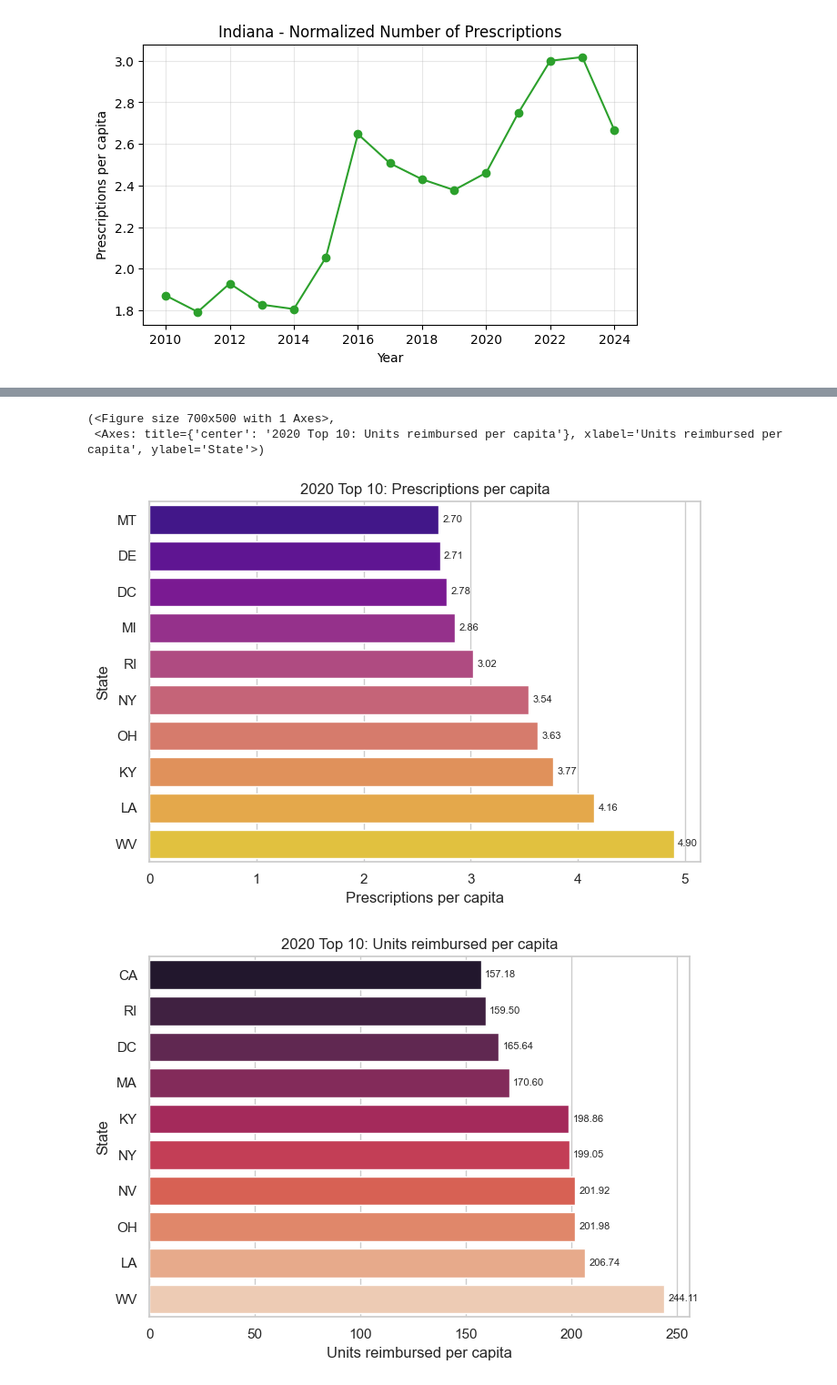
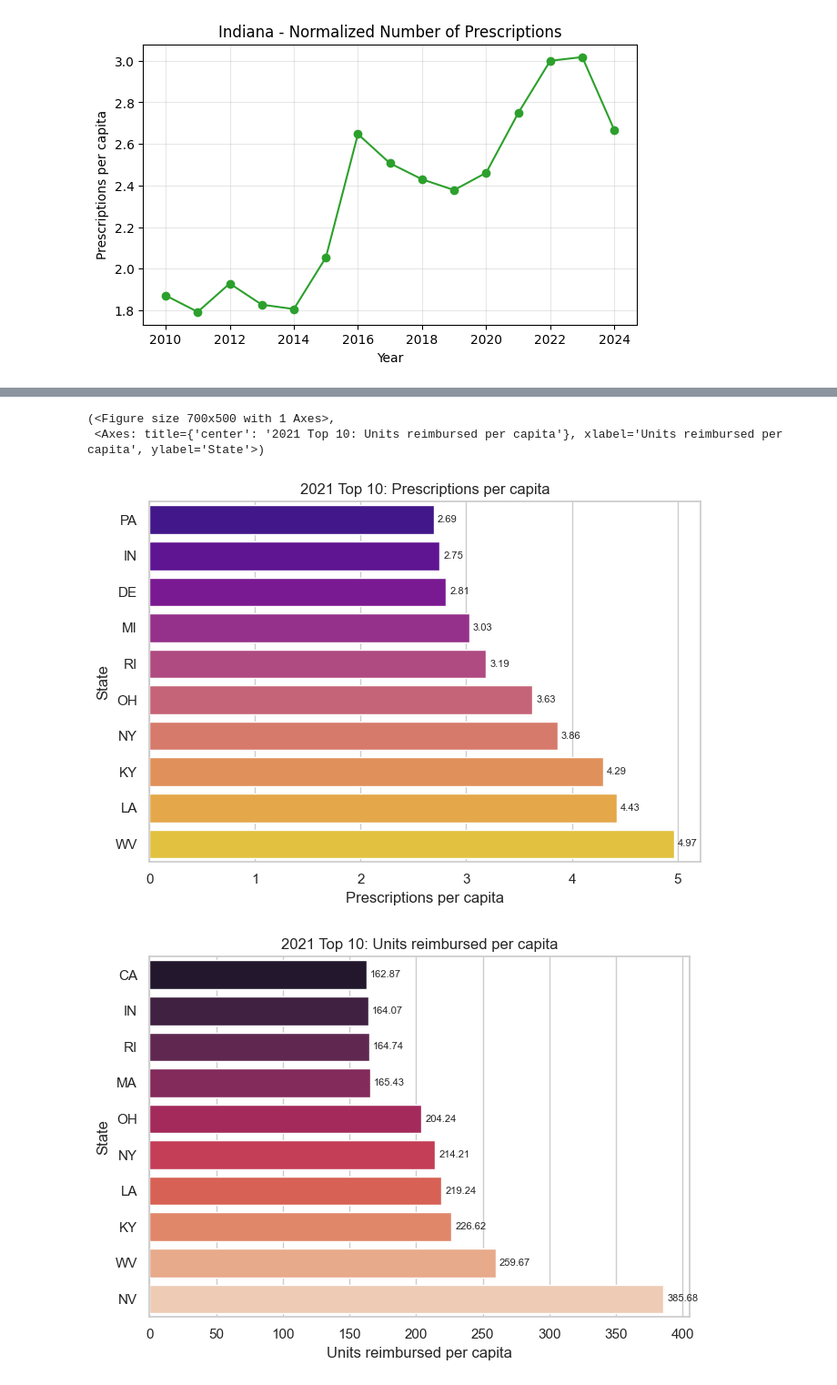
Before and after one commit to Lilianptr/DCMME, a Jupyter notebook: SDUD/File_01_SDUD.ipynb, the cells around one changed output, grey strips where cells are left out. Shown at 91% size. Saved outputs shown, nothing was run; the diff lists cells and outputs as text; code cells hidden in the pictures.

```diff
--- a/SDUD/File_01_SDUD.ipynb
+++ b/SDUD/File_01_SDUD.ipynb
@@ -142,7 +142,8 @@ RxCUI: 1364447
 # %%
 # Reading and exploring drug utilization data
 df = pd.read_csv('SDUD2017.csv')
-df_xx=df[df['State'] == 'XX']
+print(len(df))
+df=df.dropna(subset=['State', 'NDC', 'Units Reimbursed', 'Number of Prescriptions'])
 print(len(df))
 
 #PC_idx=np.arange(len(df["NDC"].unique()))
@@ -564,35 +575,35 @@ def plot_top_ten_prescriptions_norm(year: int, n: int = 10, figsize=(7,5), palet
     ax.set_ylabel('State')
     for c in ax.containers:
         ax.bar_label(c, fmt='%.2f', padding=3, fontsize=8)
     plt.tight_layout()
     return fig, ax
 
 def plot_top_ten_units_norm(year: int, n: int = 10, figsize=(7,5), palette='rocket'):
     col = 'N Units reimbursed norm'
     top = _top_norm(year, col, n)
     sns.set_theme(style='whitegrid')
     fig, ax = plt.subplots(figsize=figsize)
     sns.barplot(data=top, x=col, y='State', ax=ax, palette=palette, orient='h')
     ax.set_title(f"{year} Top {n}: Units reimbursed per capita")
     ax.set_xlabel('Units reimbursed per capita')
     ax.set_ylabel('State')
     for c in ax.containers:
         ax.bar_label(c, fmt='%.2f', padding=3, fontsize=8)
     plt.tight_layout()
     return fig, ax
 
 # Example usage (uncomment to run):
-plot_top_ten_prescriptions_norm(2020)
-plot_top_ten_units_norm(2020)
+plot_top_ten_prescriptions_norm(2021)
+plot_top_ten_units_norm(2021)
 # %% [output]
 Passing `palette` without assigning `hue` is deprecated and will be removed in v0.14.0. Assign the `y` variable to `hue` and set `legend=False` for the same effect.
 
   sns.barplot(data=top, x=col, y='State', ax=ax, palette=palette, orient='h')
 
 Passing `palette` without assigning `hue` is deprecated and will be removed in v0.14.0. Assign the `y` variable to `hue` and set `legend=False` for the same effect.
 
   sns.barplot(data=top, x=col, y='State', ax=ax, palette=palette, orient='h')
 (<Figure size 700x500 with 1 Axes>,
- <Axes: title={'center': '2020 Top 10: Units reimbursed per capita'}, xlabel='Units reimbursed per capita', ylabel='State'>)
+ <Axes: title={'center': '2021 Top 10: Units reimbursed per capita'}, xlabel='Units reimbursed per capita', ylabel='State'>)
-[figure, old version]
+[figure, new version]
-[figure, old version]
+[figure, new version]
```
Also changed, not shown: parts of 2 cells of this notebook.
